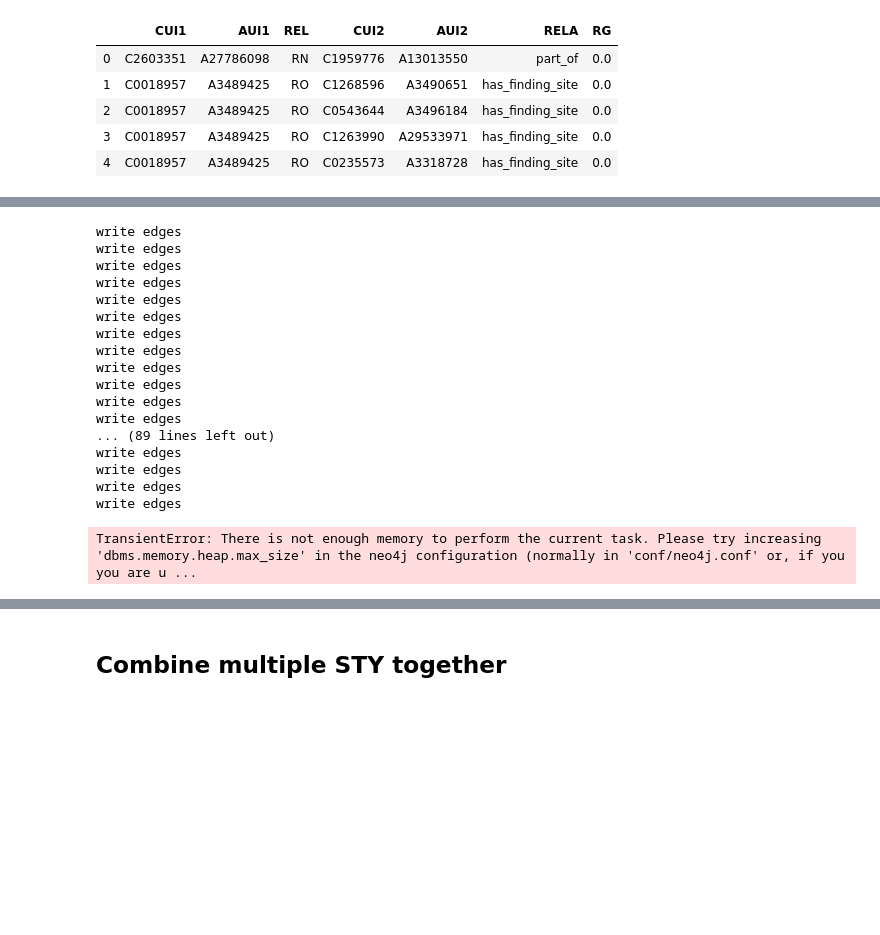
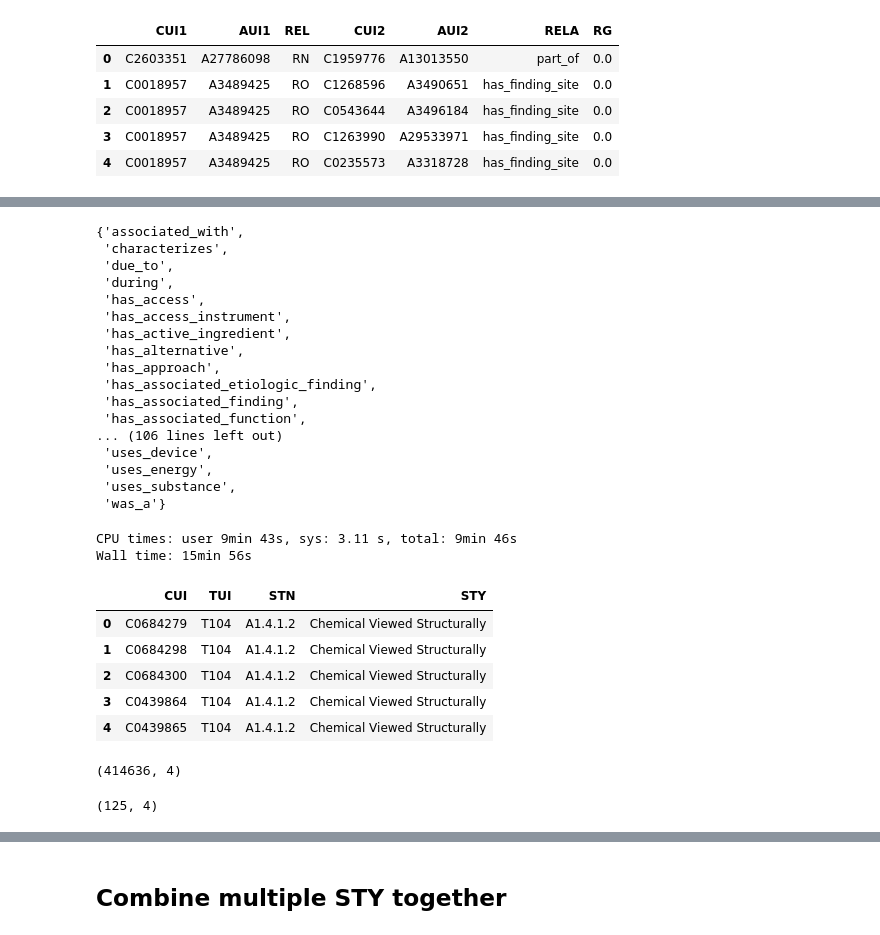
Before and after one commit to wtgme/snomed, a Jupyter notebook: networks.ipynb, the cells around one changed output, grey strips where cells are left out. Saved outputs shown, nothing was run; the diff lists cells and outputs as text; code cells hidden in the pictures; blank space fills up the shorter version.

```diff
--- a/networks.ipynb
+++ b/networks.ipynb
@@ -166,43 +213,62 @@ rel.head()
+# %%
+set(rel['RELA'])
+# %% [output]
+{'associated_with',
+ 'characterizes',
+ 'due_to',
+ 'during',
+ 'has_access',
+ 'has_access_instrument',
+ 'has_active_ingredient',
+ 'has_alternative',
+ 'has_approach',
+ 'has_associated_etiologic_finding',
+ 'has_associated_finding',
+ 'has_associated_function',
+... (106 lines left out)
+ 'uses_device',
+ 'uses_energy',
+ 'uses_substance',
+ 'was_a'}
 # %%
 rel = rel[rel['CUI1'] != rel['CUI2']]
 # %%
+%%time
+# CUI-->CUI is a n:n relation
 rels = []
 statement_relations = '''
 UNWIND {batches} as batch
 MATCH (u:CUI {name:batch.cui1}), (r:CUI {name:batch.cui2})
 MERGE (u)-[rel1:cui_to_cui]->(r)
 ON CREATE SET rel1 += batch.rel1_props
-MERGE (r)-[rel2:cui_to_cui]->(u)
-ON CREATE SET rel2 += batch.rel2_props
 '''
+# MERGE (r)-[rel2:cui_to_cui]->(u)
+# ON CREATE SET rel2 += batch.rel2_props
 
-batch_size = 1000
+batch_size = 2000
 for index, row in rel.iterrows():
     rels.append({'cui1': row['CUI1'], 'cui2': row['CUI2'],
-                 'rel1_props': {'RELA': row['RELA'], 'invented': 0},
-                 'rel2_props': {'RELA': 'invert_'+row['RELA'], 'invented': 1}})
+                 'rel1_props': {'RELA': row['RELA']}
+#                  'rel2_props': {'RELA': 'invert_'+row['RELA'], 'Invented': 1}
+                })
 
     if index%batch_size == 0:
-        print('write edges')
-        graph.run(statement_relations, batches=rels)
+        result = graph.run(statement_relations, batches=rels)
         rels = []
-graph.run(statement_relations, batches=rels)
+result = graph.run(statement_relations, batches=rels)
 # %% [output]
-write edges
-write edges
-write edges
-write edges
-write edges
-write edges
-write edges
-write edges
-write edges
-write edges
-write edges
-write edges
-... (89 lines left out)
-write edges
-write edges
-write edges
-write edges
+CPU times: user 9min 43s, sys: 3.11 s, total: 9min 46s
+Wall time: 15min 56s
-TransientError: There is not enough memory to perform the current task. Please try increasing 'dbms.memory.heap.max_size' in the neo4j configuration (normally in 'conf/neo4j.conf' or, if you you are u ...
+# %%
+sem.head()
+# %% [output]
+|  | CUI | TUI | STN | STY |
+| 0 | C0684279 | T104 | A1.4.1.2 | Chemical Viewed Structurally |
+| 1 | C0684298 | T104 | A1.4.1.2 | Chemical Viewed Structurally |
+| 2 | C0684300 | T104 | A1.4.1.2 | Chemical Viewed Structurally |
+| 3 | C0439864 | T104 | A1.4.1.2 | Chemical Viewed Structurally |
+| 4 | C0439865 | T104 | A1.4.1.2 | Chemical Viewed Structurally |
+# %%
+sem.shape
+# %% [output]
+(414636, 4)
@@ -208,0 +277,4 @@ TransientError: There is not enough memory to perform the current task. Please t
+# %%
+tuis_df.shape
+# %% [output]
+(125, 4)
```
Also changed, not shown: parts of 12 cells of this notebook, 1 other file.
